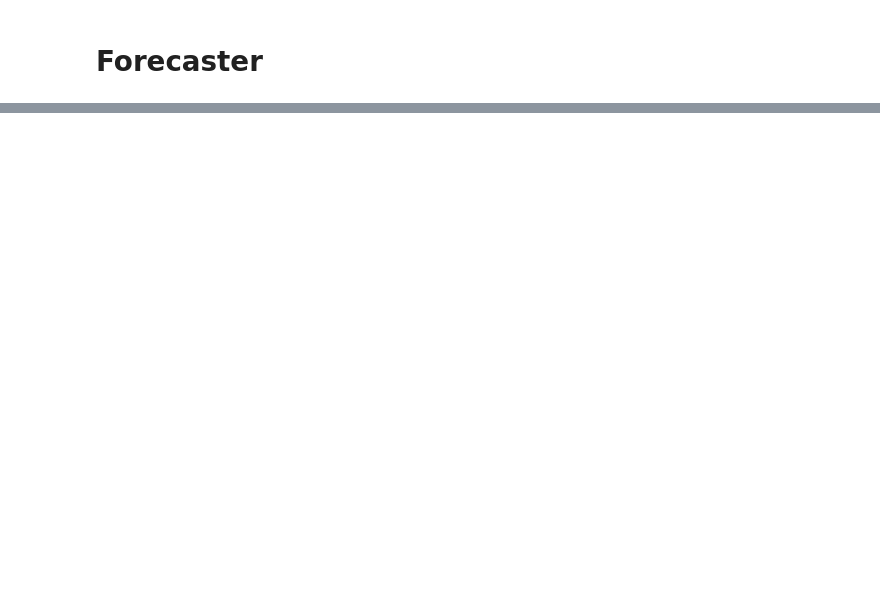
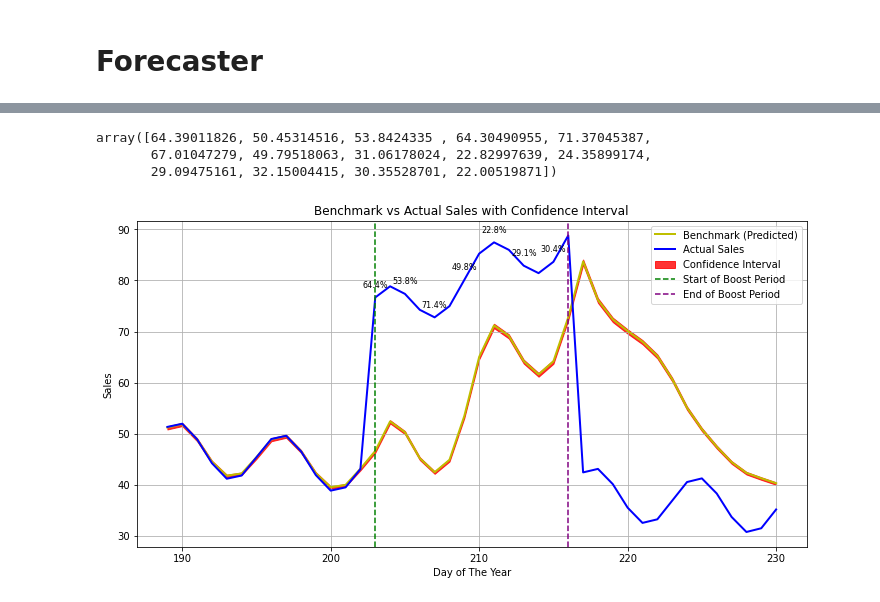
Before and after one commit to navid-mohamadi/Uplift-modeling-using-time-series-prediction, a Jupyter notebook: Code/Uplift Time Series Model.ipynb, the cells around one changed output, grey strips where cells are left out. Saved outputs shown, nothing was run; the diff lists cells and outputs as text; code cells hidden in the pictures; blank space fills up the shorter version.

```diff
--- a/Code/Uplift Time Series Model.ipynb
+++ b/Code/Uplift Time Series Model.ipynb
@@ -118,8 +122,12 @@ import matplotlib.pyplot as plt
 days_of_week = np.arange(7)  # Correctly define an array from 0 to 6
 
 # Assuming df is already defined and contains 'Day_of_the_Week' column
-df['Day_of_the_Week_Sin'] = df['Day_of_the_Week'].apply(lambda x : np.sin(2 * np.pi * x / 7))
-df['Day_of_the_Week_Cos'] = df['Day_of_the_Week'].apply(lambda x : np.cos(2 * np.pi * x / 7))
+df['Day_of_the_Week_Sin'] = df['Day'].apply(lambda x : np.sin(2 * np.pi * x / 7))
+df['Day_of_the_Week_Cos'] = df['Day'].apply(lambda x : np.cos(2 * np.pi * x / 7))
+df['Day_of_the_Month_Sin'] = df['Day'].apply(lambda x : np.sin(2 * np.pi * x / 30))
+df['Day_of_the_Month_Cos'] = df['Day'].apply(lambda x : np.cos(2 * np.pi * x / 30))
+df['Day_of_the_Year_Sin'] = np.sin(2 * np.pi * df['Day'] / 365)
+df['Day_of_the_Year_Cos'] = np.cos(2 * np.pi * df['Day'] / 365)
 
 sin_array = df['Day_of_the_Week_Sin'].to_numpy()
 cos_array = df['Day_of_the_Week_Cos'].to_numpy()
@@ -241,0 +323,5 @@ TypeError: Argument `index` must be a pandas DatetimeIndex or RangeIndex.
+# %%
+predictions_backtest['pred'] = np.exp(predictions_backtest['pred'])
+predictions_backtest['lower_bound'] = np.exp(predictions_backtest['lower_bound'])
+predictions_backtest['upper_bound'] = np.exp(predictions_backtest['upper_bound'])
+predictions_backtest['actual'] = temp.loc[predictions_backtest.index,'Sales']
@@ -241,0 +348,59 @@ TypeError: Argument `index` must be a pandas DatetimeIndex or RangeIndex.
+# %%
+
+uplift_percentage
+# %% [output]
+array([64.39011826, 50.45314516, 53.8424335 , 64.30490955, 71.37045387,
+       67.01047279, 49.79518063, 31.06178024, 22.82997639, 24.35899174,
+       29.09475161, 32.15004415, 30.35528701, 22.00519871])
+# %%
+boost_mask = (predictions_backtest.index >= start_week_index) & (predictions_backtest.index <= end_week_index)
+uplift_percentage = np.where(predictions_backtest['pred'].values[boost_mask] != 0,
+                              (predictions_backtest['actual'].values[boost_mask] - predictions_backtest['pred'].values[boost_mask]) / predictions_backtest['pred'].values[boost_mask] * 100,
+                              0)
+
+# Create a new DataFrame for the uplift percentages
+uplift_df = pd.DataFrame({
+    'Day': predictions_backtest.index[boost_mask],
+    'Uplift (%)': uplift_percentage
+})
+
+plt.figure(figsize=(12, 6))
+
+# Plot the predictions and actual sales
+plt.plot(predictions_backtest['pred'], color='y', label='Benchmark (Predicted)', linewidth=2)
+plt.plot(predictions_backtest['actual'], color='b', label='Actual Sales', linewidth=2)
+
+# Fill the area between lower and upper bounds for confidence intervals
+plt.fill_between(
+    predictions_backtest.index,
+    predictions_backtest['lower_bound'],
+    predictions_backtest['upper_bound'],
+    color='r', alpha=0.8, label='Confidence Interval'
+)
+
+# Add vertical lines for start and end of the boost period
+plt.axvline(start_week_index, color='green', linestyle='--', label='Start of Boost Period')
+plt.axvline(end_week_index, color='purple', linestyle='--', label='End of Boost Period')
+
+for i, uplift in enumerate(uplift_df['Uplift (%)']):
+    if i % 2 == 0:  # Annotate every other uplift value to reduce clutter
+        plt.annotate(f'{uplift:.1f}%',
+                     (predictions_backtest.index[i+14], predictions_backtest['actual'].iloc[i+14]),  # Positioning at actual sales values
+                     textcoords="offset points",
+                     xytext=(0, 10),  # Adjust vertical position
+                     ha='center',
+                     fontsize=8,
+                     color='black')
+
+
+# Add grid, title, labels, and legend
+plt.grid(True)
+plt.legend()
+plt.title('Benchmark vs Actual Sales with Confidence Interval')
+plt.xlabel('Day of The Year')
+plt.ylabel('Sales')
+
+# Show the plot
+plt.show()
+# %% [output]
+[figure, added]
```
Also changed, not shown: parts of 8 cells of this notebook.
